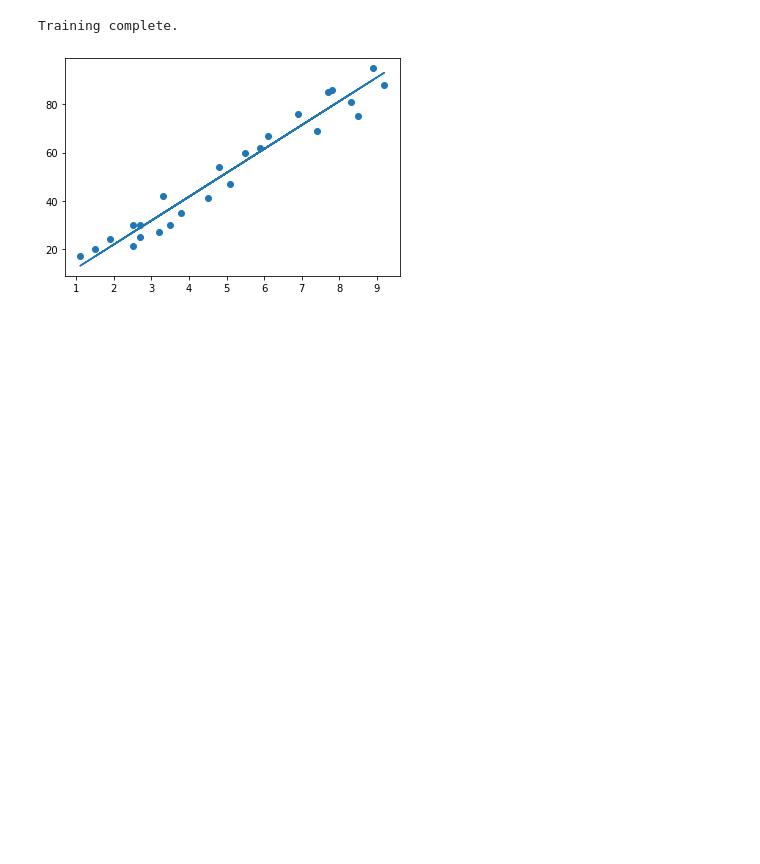
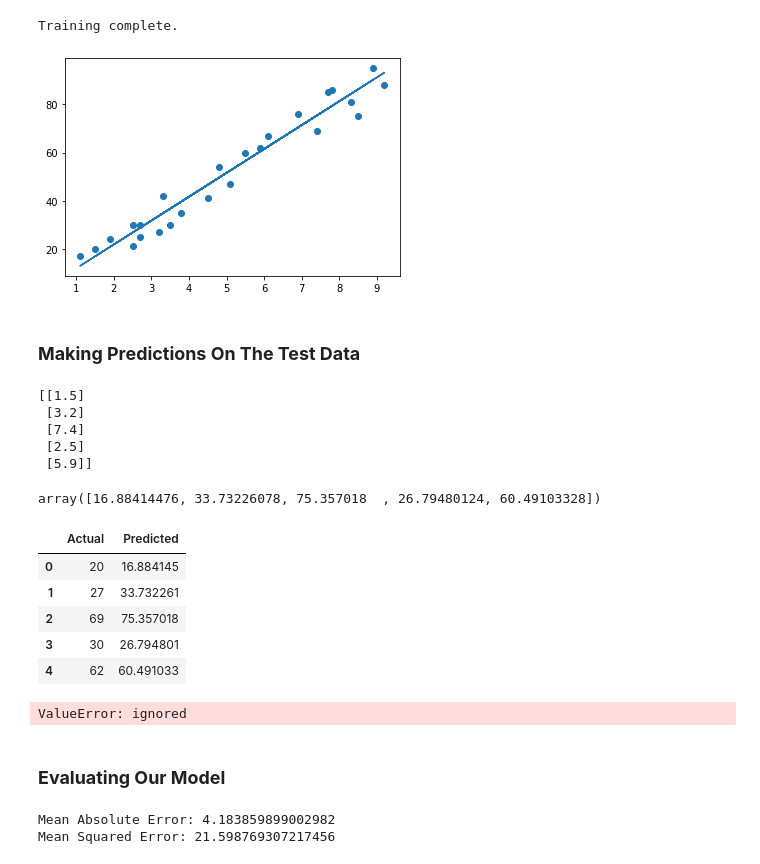
Before and after one commit to SyedHuzaifa007/The-Sparks-Foundation-Task-1, a Jupyter notebook: Linear_Regression_Student_Percentage_Supervised_ML.ipynb, the cells around one changed output. Drawn from its saved outputs; the diff is of its cells as text; code cells hidden in the pictures; blank space fills up the shorter version.

Commit message:
Evaluated ML Model

```diff
--- a/Linear_Regression_Student_Percentage_Supervised_ML.ipynb
+++ b/Linear_Regression_Student_Percentage_Supervised_ML.ipynb
@@ -195,3 +192,45 @@ plt.plot(features, line);
 plt.show()
 # %% [output]
 [figure]
+# %% [markdown]
+### **Making Predictions On The Test Data**
+# %%
+print(test_data) # Testing data - In Hours
+# %% [output]
+[[1.5]
+ [3.2]
+ [7.4]
+ [2.5]
+ [5.9]]
+# %%
+test_predictions = regressor.predict(test_data) # Predicting the scores
+test_predictions
+# %% [output]
+array([16.88414476, 33.73226078, 75.357018  , 26.79480124, 60.49103328])
+# %%
+# Comparing Actual vs Predicted
+df = pd.DataFrame({'Actual': test_labels, 'Predicted': test_predictions})
+df
+# %% [output]
+|  | Actual | Predicted |
+| 0 | 20 | 16.884145 |
+| 1 | 27 | 33.732261 |
+| 2 | 69 | 75.357018 |
+| 3 | 30 | 26.794801 |
+| 4 | 62 | 60.491033 |
+# %%
+# You can also test with your own data
+hours = 12.25
+own_pred = regressor.predict(hours)
+print("No of Hours = {}".format(hours))
+print("Predicted Score = {}".format(own_pred[0]))
+# %% [output]
+ValueError: ignored
+# %% [markdown]
+### **Evaluating Our Model**
+# %%
+print('Mean Absolute Error:', metrics.mean_absolute_error(test_labels, test_predictions))
+print('Mean Squared Error:', metrics.mean_squared_error(test_labels, test_predictions))
+# %% [output]
+Mean Absolute Error: 4.183859899002982
+Mean Squared Error: 21.598769307217456
```
Also changed, not shown: parts of 2 cells of this notebook.
